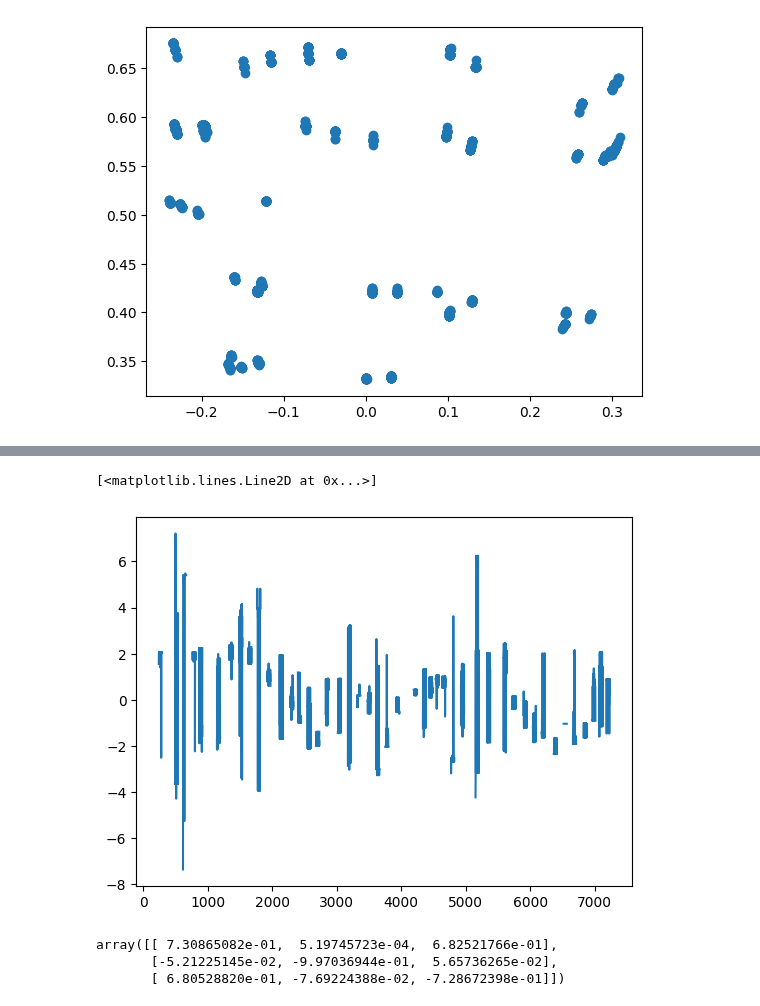
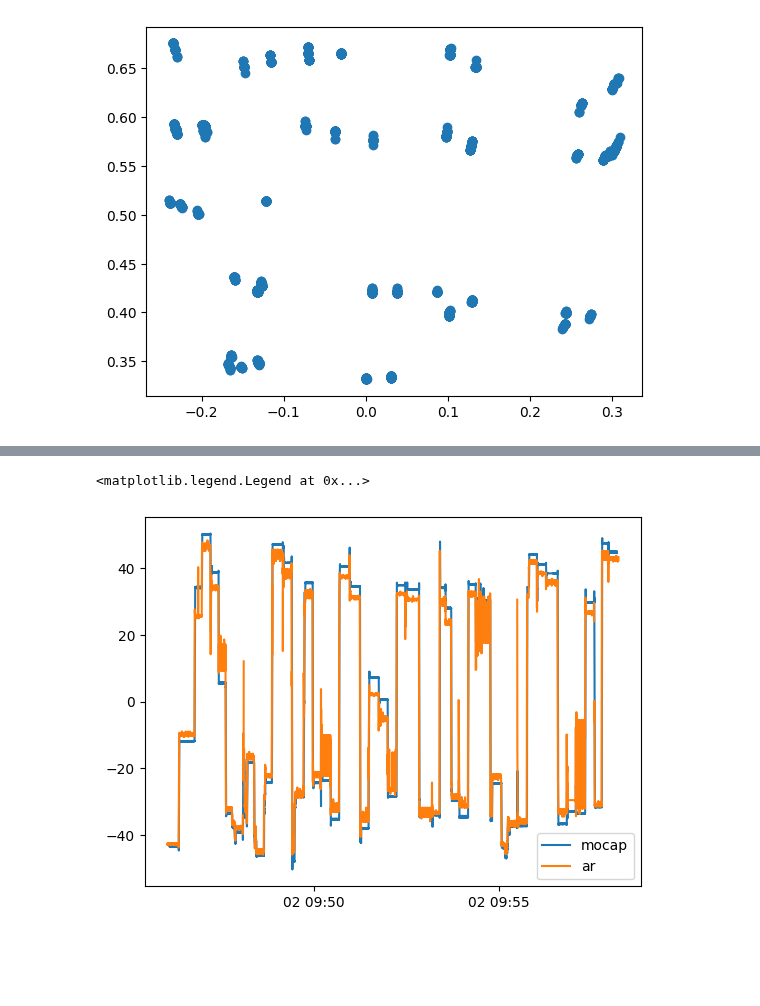
Before and after one commit to SujithChristopher/armbo, a Jupyter notebook: speed_bins/angle_analysis.ipynb, the cells around one changed output, grey strips where cells are left out. Drawn from its saved outputs; the diff is of its cells as text; code cells hidden in the pictures; blank space fills up the shorter version.

```diff
--- a/speed_bins/angle_analysis.ipynb
+++ b/speed_bins/angle_analysis.ipynb
@@ -233,12 +250,12 @@ for i in range(len(ar_df['sync'])):
 _rvecs = np.array(_rvecs).reshape(-1, 3)
-# %%
-plt.plot(np.rad2deg(ar_df['trigger']*ar_df['ry']))
-# %% [output]
-[<matplotlib.lines.Line2D at 0x...>]
-[figure, removed]
-# %%
-cv2.Rodrigues(ar_df[['rx', 'ry', 'rz']][0].to_numpy())[0]
-# %% [output]
-array([[ 7.30865082e-01,  5.19745723e-04,  6.82521766e-01],
-       [-5.21225145e-02, -9.97036944e-01,  5.65736265e-02],
-       [ 6.80528820e-01, -7.69224388e-02, -7.28672398e-01]])
+# %%
+if not (type(ar_df['time'][0])) == type(dt.now()):
+    ar_df = ar_df.with_columns([pl.Series(name='time', values=[dt.fromtimestamp(i) for i in ar_df['time'].to_numpy()]).alias('time')])
+# %%
+rmat = []
+_rotated = []
+for i in range(len(ar_df['rx'])):
+    rmat.append(cv2.Rodrigues(ar_df[['rx', 'ry', 'rz']][i].to_numpy())[0])
+    _rotated.append(rmat[i].T @ _ar_lframe_rot)
+# %%
+_theta_y = R.from_matrix(_rotated).as_euler('ZYX', degrees=True)[:,1]
@@ -244,0 +265,7 @@ array([[ 7.30865082e-01,  5.19745723e-04,  6.82521766e-01],
+# %%
+plt.plot(_mocap_df['time'], -_ang[:,1], label = 'mocap')
+plt.plot(ar_df['time'], _theta_y + 43, label = 'ar')
+plt.legend()
+# %% [output]
+<matplotlib.legend.Legend at 0x...>
+[figure, added]
```
Also changed, not shown: parts of 12 cells of this notebook, 3 other files.
